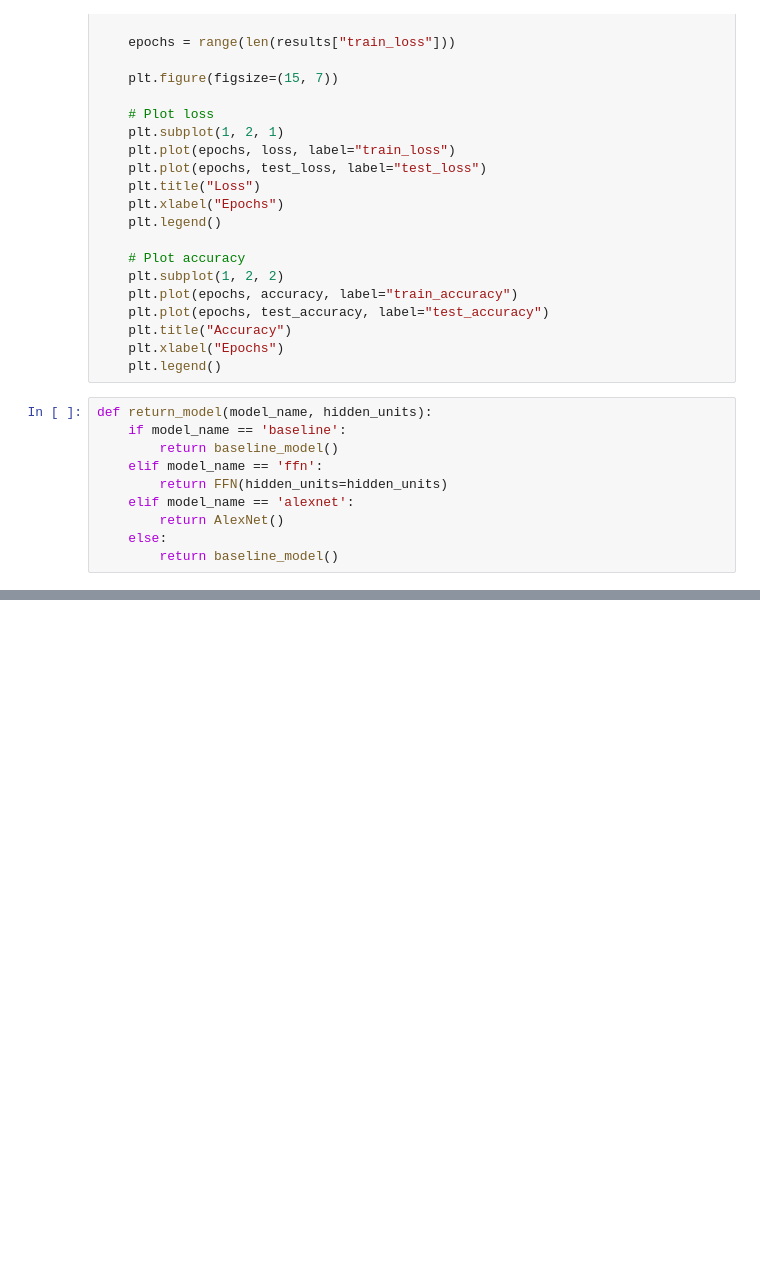
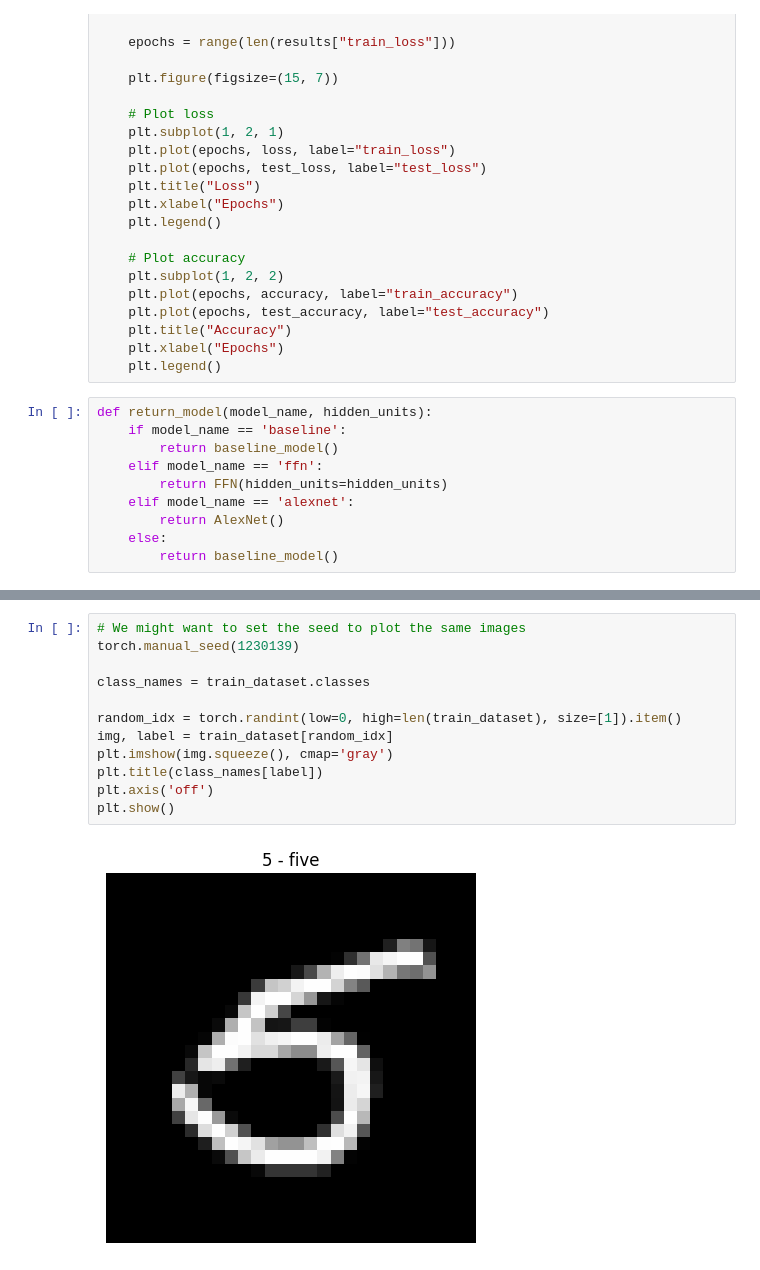
Before and after one commit to AlexanderAKM/MNIST-tutorials, a Jupyter notebook: Advanced_MNIST.ipynb, the cells around one changed output, grey strips where cells are left out. Cells and saved outputs as stored; diff of their text form; blank space fills up the shorter version.

```diff
--- a/Advanced_MNIST.ipynb
+++ b/Advanced_MNIST.ipynb
@@ -81,0 +116,14 @@ def return_model(model_name, hidden_units):
+# %%
+# We might want to set the seed to plot the same images
+torch.manual_seed(1230139)
+
+class_names = train_dataset.classes
+
+random_idx = torch.randint(low=0, high=len(train_dataset), size=[1]).item()
+img, label = train_dataset[random_idx]
+plt.imshow(img.squeeze(), cmap='gray')
+plt.title(class_names[label])
+plt.axis('off')
+plt.show()
+# %% [output]
+[figure, added]
```
Also changed, not shown: parts of 29 cells of this notebook, 1 other file.
